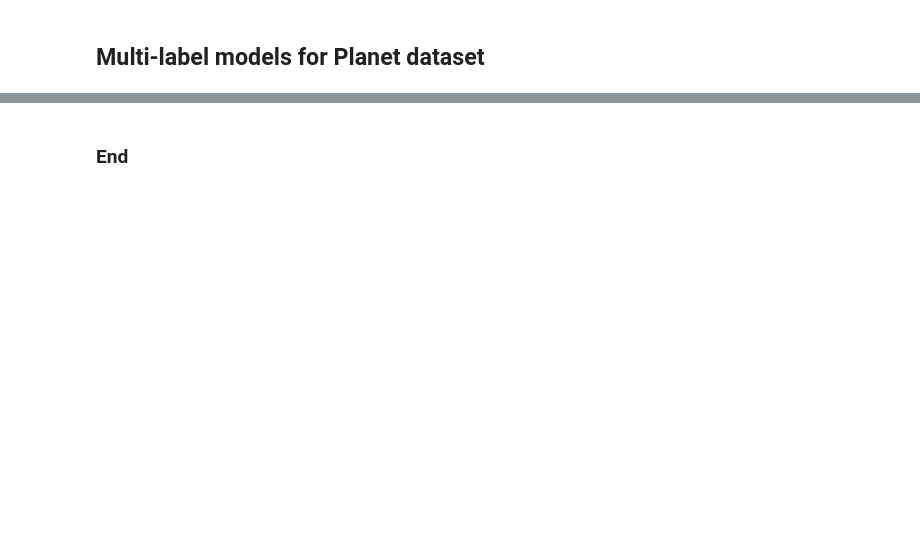
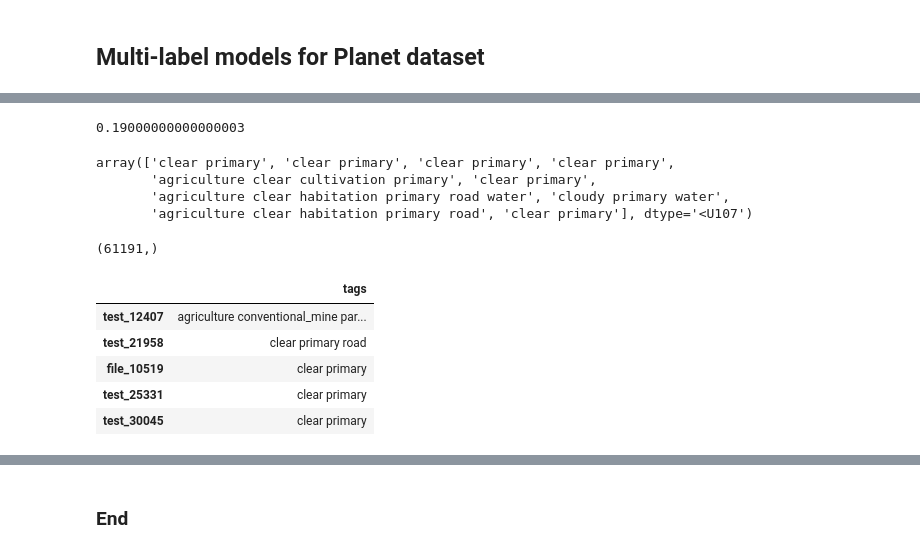
Before and after one commit to ibunny01/fastai, a Jupyter notebook: courses/dl1/lesson2-image_models.ipynb, the cells around one changed output, grey strips where cells are left out. Drawn from its saved outputs; the diff is of its cells as text; code cells hidden in the pictures; blank space fills up the shorter version.

```diff
--- a/courses/dl1/lesson2-image_models.ipynb
+++ b/courses/dl1/lesson2-image_models.ipynb
@@ -223,0 +329,4 @@ preds = np.mean(np.exp(log_preds),0)
+# %%
+valid_tta_preds,y = learn.TTA()
+valid_preds = np.mean(valid_tta_preds, axis=0)
+# probs = np.exp(valid_preds)
@@ -227,0 +355,4 @@ f2(preds,y)
+# %%
+test_preds, _ = learn.TTA(is_test=True)
+test_preds = np.mean(test_preds, axis=0)
+#probs = np.exp(test_preds)
@@ -227,0 +373,30 @@ f2(preds,y)
+# %%
+opt_th=planet.opt_th(valid_preds, y)
+opt_th
+# %% [output]
+0.19000000000000003
+# %%
+classes = np.array(data.classes)
+res = np.array([" ".join(classes[(np.where(pp > opt_th))]) for pp in test_preds])
+# %%
+res[:10]
+# %% [output]
+array(['clear primary', 'clear primary', 'clear primary', 'clear primary',
+       'agriculture clear cultivation primary', 'clear primary',
+       'agriculture clear habitation primary road water', 'cloudy primary water',
+       'agriculture clear habitation primary road', 'clear primary'], dtype='<U107')
+# %%
+res.shape
+# %% [output]
+(61191,)
+# %%
+filenames = np.array([os.path.basename(fn).split('.')[0] for fn in data.test_ds.fnames])
+frame=pd.DataFrame(res, index=filenames, columns=['tags'])
+frame.head()
+# %% [output]
+|  | tags |
+| test_12407 | agriculture conventional_mine par... |
+| test_21958 | clear primary road |
+| file_10519 | clear primary |
+| test_25331 | clear primary |
+| test_30045 | clear primary |
```
Also changed, not shown: parts of 57 cells of this notebook, 3 other files.
